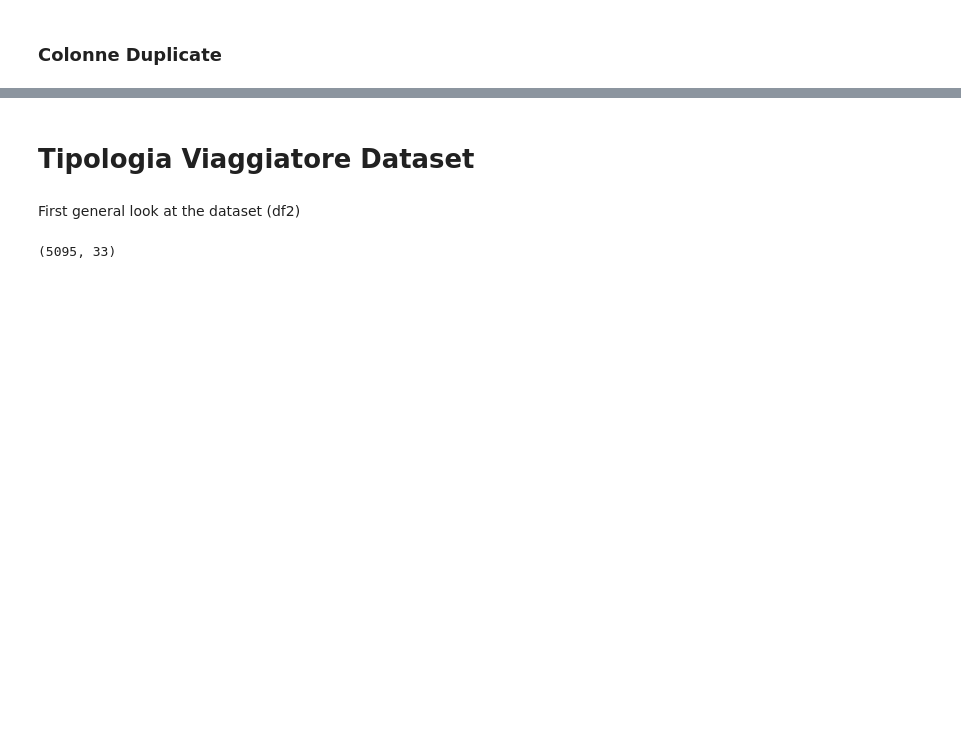
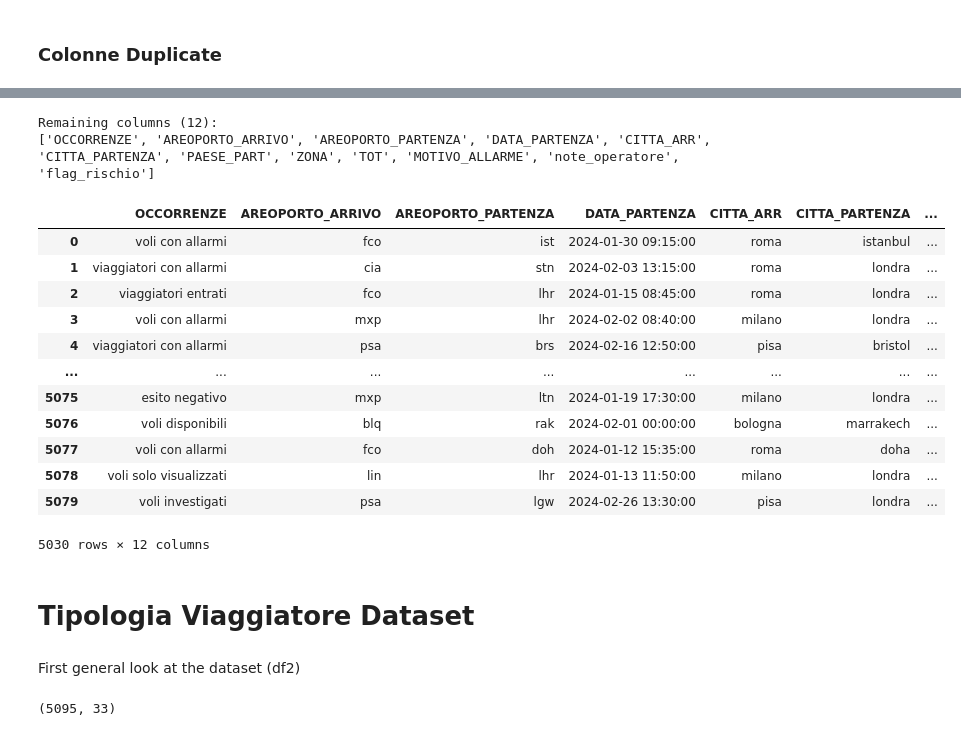
Before and after one commit to stefanotractor/FBI-Agents-817541, a Jupyter notebook: main.ipynb, the cells around one changed output, grey strips where cells are left out. Saved outputs shown, nothing was run; the diff lists cells and outputs as text; code cells hidden in the pictures; blank space fills up the shorter version.

```diff
--- a/main.ipynb
+++ b/main.ipynb
@@ -888,0 +931,24 @@ TypeError: cannot safely cast non-equivalent float64 to int64
+# %%
+# Cast to integer, recovering nulls from the duplicate column "tot voli" first.
+df1["TOT"] = pd.to_numeric(df1["TOT"], errors="coerce")
+
+null_mask = df1["TOT"].isnull()
+print(f"Nulls after initial parse: {null_mask.sum()}")
+
+df1.loc[null_mask, "TOT"] = pd.to_numeric(df1.loc[null_mask, "tot voli"], errors="coerce")
+print(f"Nulls after recovery from 'tot voli': {df1['TOT'].isnull().sum()}")
+
+# Null out impossible values: negatives and 99999 (error placeholder)
+n_negative = (df1["TOT"] < 0).sum()
+n_placeholder = (df1["TOT"] == 99999).sum()
+df1.loc[df1["TOT"] < 0, "TOT"] = np.nan
+df1.loc[df1["TOT"] == 99999, "TOT"] = np.nan
+print(f"Nulled out: {n_negative} negative value(s), {n_placeholder} placeholder(s) (99999)")
+
+# pd.to_numeric returns float64 (NaN forces floats); go through nullable Float64
+# first so pandas can safely promote NA before converting to nullable Int64.
+df1["TOT"] = df1["TOT"].astype("Float64").astype("Int64")
+
+print(f"Null left: {df1['TOT'].isnull().sum()}")
+print(f"dtype: {df1['TOT'].dtype}")
+print(f"Min: {df1['TOT'].min()}  |  Max: {df1['TOT'].max()}  |  Mean: {df1['TOT'].mean():.1f}")
@@ -968,10 +1097,40 @@ print(f"'3zona' ~= 'ZONA':  {n_mismatch_zona} mismatches on valid rows  ({na_zon
 # %%
-# Drop the duplicate columns.
-cols_to_drop = ["Paese Partenza", "CODICE PAESE ARR", "3zona", "paese%arr", "tot voli"]
+# Drop duplicate and redundant columns.
+cols_to_drop = [
+    # Original duplicate columns
+    "Paese Partenza", "CODICE PAESE ARR", "3zona", "paese%arr", "tot voli",
+    # Airport descriptions: redundant with IATA codes
+    "DESCR_AEREOPORTO_ARR", "DESCR_AEREOPORTO_PART",
+    # Arrival country: always "italia"/"ita" — zero variance
+    "CODICE_PAESE_ARR", "PAESE_ARR",
+    # Departure country: keep PAESE_PART, drop ISO-3 code
+    "CODICE_PAESE_PART",
+    # Date: ANNO and MESE are subsumed by DATA_PARTENZA (NaT rows already recovered above)
+    "ANNO_PARTENZA", "MESE_PARTENZA",
+]
 df1.drop(columns=cols_to_drop, inplace=True)
 
 print(f"Remaining columns ({df1.shape[1]}):")
 print(df1.columns.tolist())
+# %% [output]
+Remaining columns (12):
+['OCCORRENZE', 'AREOPORTO_ARRIVO', 'AREOPORTO_PARTENZA', 'DATA_PARTENZA', 'CITTA_ARR', 'CITTA_PARTENZA', 'PAESE_PART', 'ZONA', 'TOT', 'MOTIVO_ALLARME', 'note_operatore', 'flag_rischio']
+# %%
+df1
+# %% [output]
+|  | OCCORRENZE | AREOPORTO_ARRIVO | AREOPORTO_PARTENZA | DATA_PARTENZA | CITTA_ARR | CITTA_PARTENZA | ... |
+| 0 | voli con allarmi | fco | ist | 2024-01-30 09:15:00 | roma | istanbul | ... |
+| 1 | viaggiatori con allarmi | cia | stn | 2024-02-03 13:15:00 | roma | londra | ... |
+| 2 | viaggiatori entrati | fco | lhr | 2024-01-15 08:45:00 | roma | londra | ... |
+| 3 | voli con allarmi | mxp | lhr | 2024-02-02 08:40:00 | milano | londra | ... |
+| 4 | viaggiatori con allarmi | psa | brs | 2024-02-16 12:50:00 | pisa | bristol | ... |
+| ... | ... | ... | ... | ... | ... | ... | ... |
+| 5075 | esito negativo | mxp | ltn | 2024-01-19 17:30:00 | milano | londra | ... |
+| 5076 | voli disponibili | blq | rak | 2024-02-01 00:00:00 | bologna | marrakech | ... |
+| 5077 | voli con allarmi | fco | doh | 2024-01-12 15:35:00 | roma | doha | ... |
+| 5078 | voli solo visualizzati | lin | lhr | 2024-01-13 11:50:00 | milano | londra | ... |
+| 5079 | voli investigati | psa | lgw | 2024-02-26 13:30:00 | pisa | londra | ... |
+5030 rows × 12 columns
 # %% [markdown]
 # Tipologia Viaggiatore Dataset
 # %% [markdown]
```
Also changed, not shown: parts of 10 cells of this notebook.
